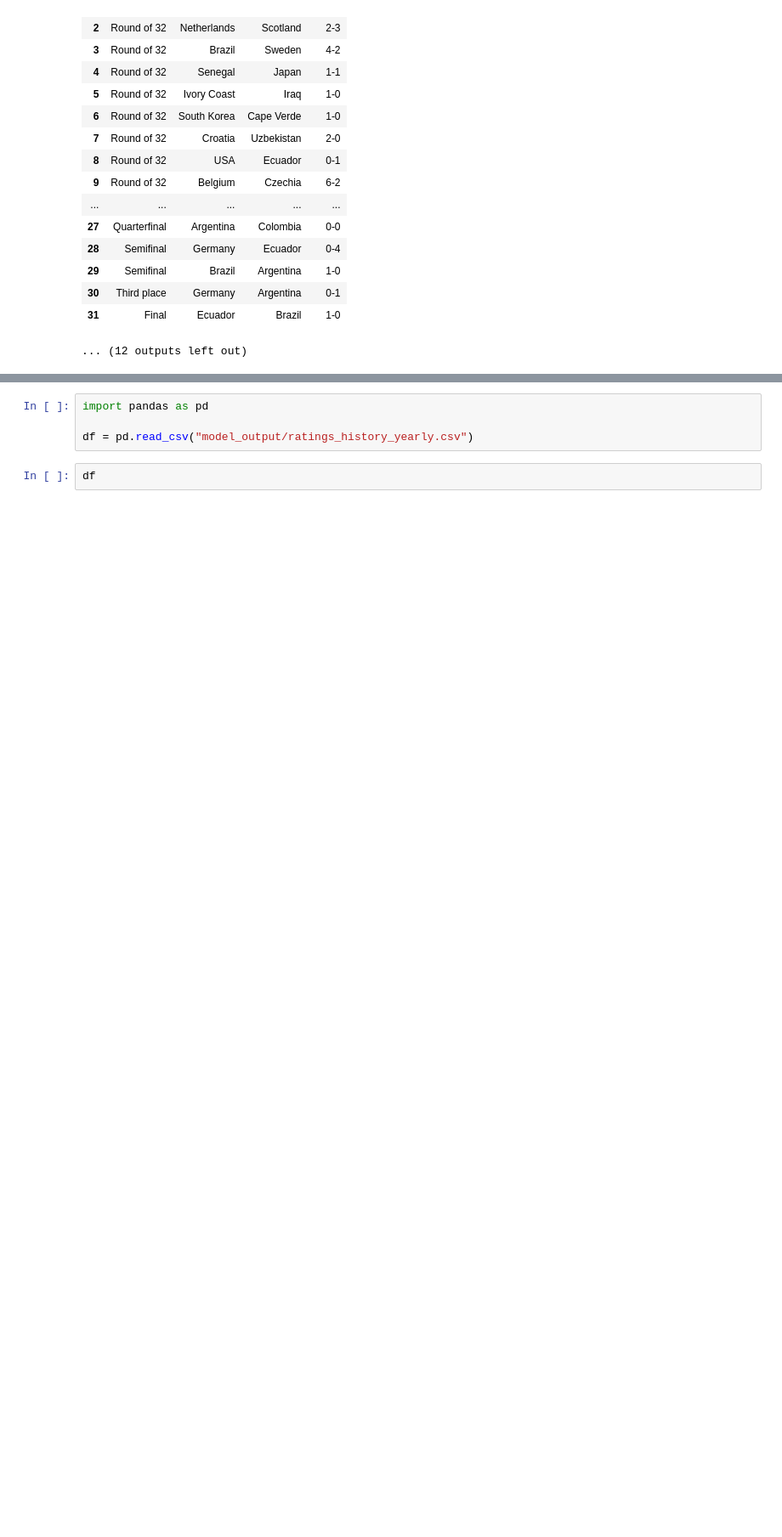
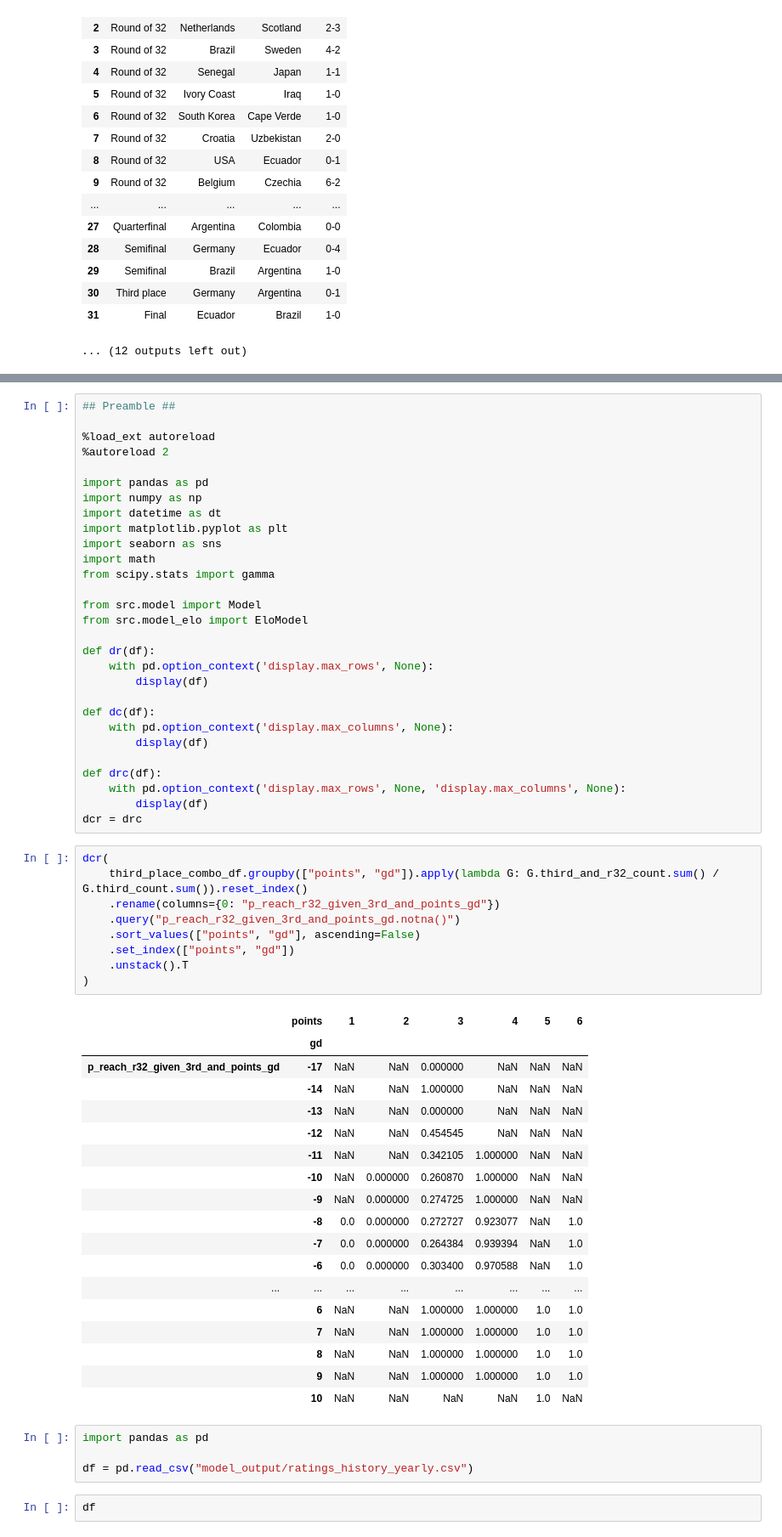
Before and after one commit to rwarneke/football_model, a Jupyter notebook: scratch.ipynb, the cells around one changed output, grey strips where cells are left out. Shown at 85% size. Saved outputs shown, nothing was run; the diff lists cells and outputs as text; blank space fills up the shorter version.

```diff
--- a/scratch.ipynb
+++ b/scratch.ipynb
@@ -603,3 +697,60 @@ completed_draw_probabilities_df
+# %%
+## Preamble ##
+
+%load_ext autoreload
+%autoreload 2
+
+import pandas as pd
+import numpy as np
+import datetime as dt
+import matplotlib.pyplot as plt
+import seaborn as sns
+import math
+from scipy.stats import gamma
+
+from src.model import Model
+from src.model_elo import EloModel
+
+def dr(df):
+    with pd.option_context('display.max_rows', None):
+        display(df)
+
+def dc(df):
+    with pd.option_context('display.max_columns', None):
+        display(df)
+
+def drc(df):
+    with pd.option_context('display.max_rows', None, 'display.max_columns', None):
+        display(df)
+dcr = drc
+# %%
+dcr(
+    third_place_combo_df.groupby(["points", "gd"]).apply(lambda G: G.third_and_r32_count.sum() / G.third_count.sum()).reset_index()
+    .rename(columns={0: "p_reach_r32_given_3rd_and_points_gd"})
+    .query("p_reach_r32_given_3rd_and_points_gd.notna()")
+    .sort_values(["points", "gd"], ascending=False)
+    .set_index(["points", "gd"])
+    .unstack().T
+)
+# %% [output]
+|  | points | 1 | 2 | 3 | 4 | 5 | 6 |
+|  | gd |  |  |  |  |  |  |
+| p_reach_r32_given_3rd_and_points_gd | -17 | NaN | NaN | 0.000000 | NaN | NaN | NaN |
+|  | -14 | NaN | NaN | 1.000000 | NaN | NaN | NaN |
+|  | -13 | NaN | NaN | 0.000000 | NaN | NaN | NaN |
+|  | -12 | NaN | NaN | 0.454545 | NaN | NaN | NaN |
+|  | -11 | NaN | NaN | 0.342105 | 1.000000 | NaN | NaN |
+|  | -10 | NaN | 0.000000 | 0.260870 | 1.000000 | NaN | NaN |
+|  | -9 | NaN | 0.000000 | 0.274725 | 1.000000 | NaN | NaN |
+|  | -8 | 0.0 | 0.000000 | 0.272727 | 0.923077 | NaN | 1.0 |
+|  | -7 | 0.0 | 0.000000 | 0.264384 | 0.939394 | NaN | 1.0 |
+|  | -6 | 0.0 | 0.000000 | 0.303400 | 0.970588 | NaN | 1.0 |
+| ... | ... | ... | ... | ... | ... | ... | ... |
+|  | 6 | NaN | NaN | 1.000000 | 1.000000 | 1.0 | 1.0 |
+|  | 7 | NaN | NaN | 1.000000 | 1.000000 | 1.0 | 1.0 |
+|  | 8 | NaN | NaN | 1.000000 | 1.000000 | 1.0 | 1.0 |
+|  | 9 | NaN | NaN | 1.000000 | 1.000000 | 1.0 | 1.0 |
+|  | 10 | NaN | NaN | NaN | NaN | 1.0 | NaN |
 # %%
 import pandas as pd
 
```
Also changed, not shown: parts of 3 cells of this notebook, 26 other files.
